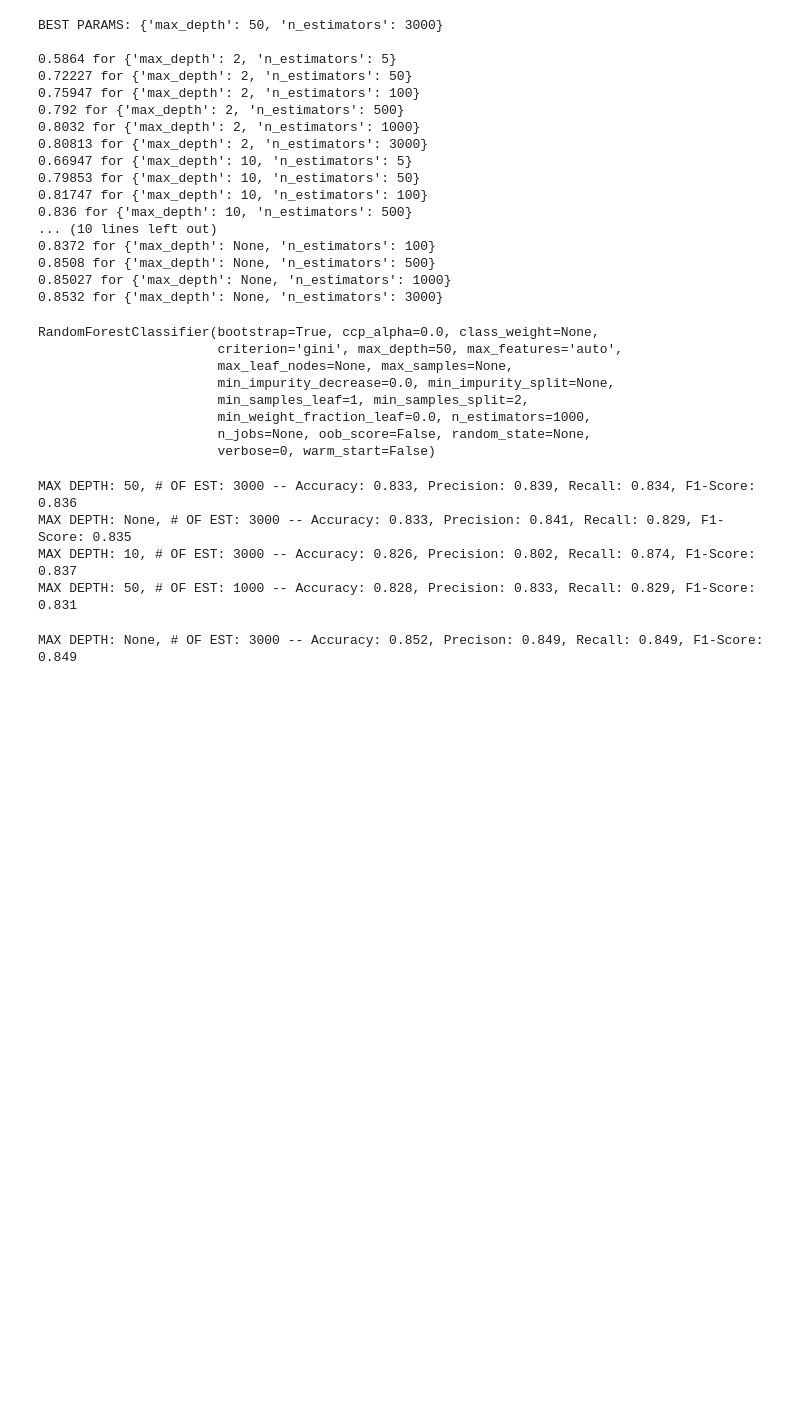
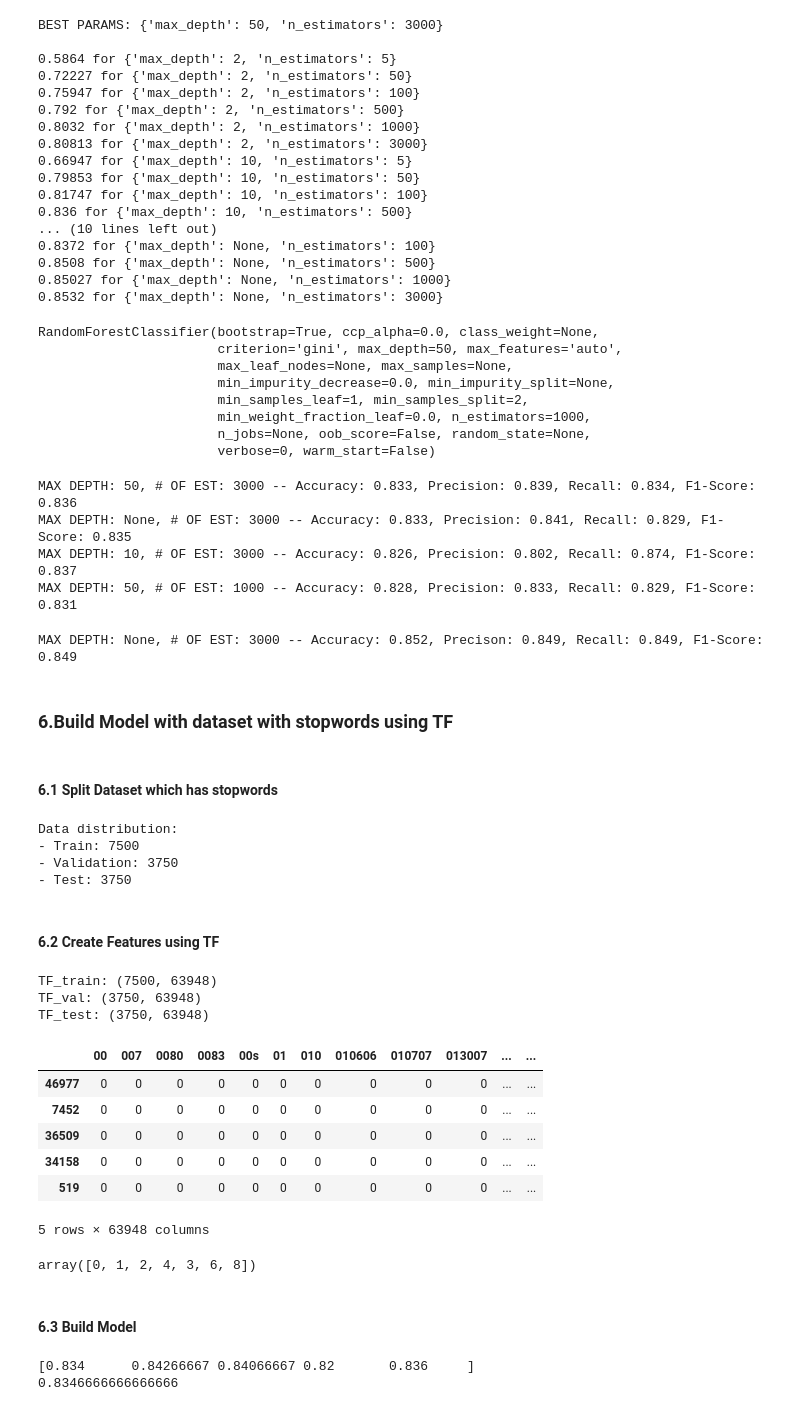
Before and after one commit to LarryLoveIV/Capstone-II, a Jupyter notebook: Model/Random Forest.ipynb, the cells around one changed output. Cells and saved outputs as stored; diff of their text form; code cells hidden in the pictures; blank space fills up the shorter version.

```diff
--- a/Model/Random Forest.ipynb
+++ b/Model/Random Forest.ipynb
@@ -639,3 +679,76 @@ MAX DEPTH: 50, # OF EST: 1000 -- Accuracy: 0.828, Precision: 0.833, Recall: 0.82
 final_performance(rf2, tv_test)
 # %% [output]
 MAX DEPTH: None, # OF EST: 3000 -- Accuracy: 0.852, Precison: 0.849, Recall: 0.849, F1-Score: 0.849
+# %% [markdown]
+### 6.Build Model with dataset with stopwords using TF
+# %% [markdown]
+#### 6.1 Split Dataset which has stopwords
+# %%
+# Reduce the data to 30% and then keep 50% for the training set and 25% both for the validation and the test set.
+from sklearn.model_selection import train_test_split
+
+df_wsw = pd.read_csv('df_wsw.csv')
+
+features = df_wsw.drop(['num_sentiment', 'review'], axis=1)
+label = df_wsw['num_sentiment']
+
+X_train, X_test, y_train, y_test = train_test_split(features, label, test_size = 0.70, random_state=42)
+X_train, X_test, y_train, y_test = train_test_split(X_train, y_train, test_size = 0.50, random_state=42)
+X_val, X_test, y_val, y_test = train_test_split(X_test,y_test,test_size = 0.5, random_state=42)
+
+print("Data distribution:\n- Train: {} \n- Validation: {} \n- Test: {}".format(len(X_train),len(X_val),len(X_test)))
+# %% [output]
+Data distribution:
+- Train: 7500
+- Validation: 3750
+- Test: 3750
+# %% [markdown]
+#### 6.2 Create Features using TF
+# %%
+from sklearn.feature_extraction.text import CountVectorizer
+
+cv = CountVectorizer()
+
+cv_train = cv.fit_transform(X_train['lemma_review'])
+cv_val = cv.transform(X_val['lemma_review'])
+cv_test = cv.transform(X_test['lemma_review'])
+
+print('TF_train:', cv_train.shape)
+print('TF_val:', cv_val.shape)
+print('TF_test:', cv_test.shape)
+# %% [output]
+TF_train: (7500, 63948)
+TF_val: (3750, 63948)
+TF_test: (3750, 63948)
+# %%
+#Display the DataFrame
+data_dtm = pd.DataFrame(cv_train.toarray(), columns=cv.get_feature_names())
+data_dtm.index = X_train.index
+data_dtm.head()
+# %% [output]
+|  | 00 | 007 | 0080 | 0083 | 00s | 01 | 010 | 010606 | 010707 | 013007 | ... | ... |
+| 46977 | 0 | 0 | 0 | 0 | 0 | 0 | 0 | 0 | 0 | 0 | ... | ... |
+| 7452 | 0 | 0 | 0 | 0 | 0 | 0 | 0 | 0 | 0 | 0 | ... | ... |
+| 36509 | 0 | 0 | 0 | 0 | 0 | 0 | 0 | 0 | 0 | 0 | ... | ... |
+| 34158 | 0 | 0 | 0 | 0 | 0 | 0 | 0 | 0 | 0 | 0 | ... | ... |
+| 519 | 0 | 0 | 0 | 0 | 0 | 0 | 0 | 0 | 0 | 0 | ... | ... |
+5 rows × 63948 columns
+# %%
+data_dtm.iloc[7452].unique()
+# %% [output]
+array([0, 1, 2, 4, 3, 6, 8])
+# %% [markdown]
+#### 6.3 Build Model
+# %%
+# Base Model
+from sklearn.ensemble import RandomForestClassifier
+from sklearn.model_selection import cross_val_score
+
+rf = RandomForestClassifier(random_state=42)
+scores = cross_val_score(rf,cv_train,y_train.values.ravel(),cv=5)
+
+print(scores)
+print(scores.mean())
+# %% [output]
+[0.834      0.84266667 0.84066667 0.82       0.836     ]
+0.8346666666666666
```
Also changed, not shown: parts of 45 cells of this notebook.
